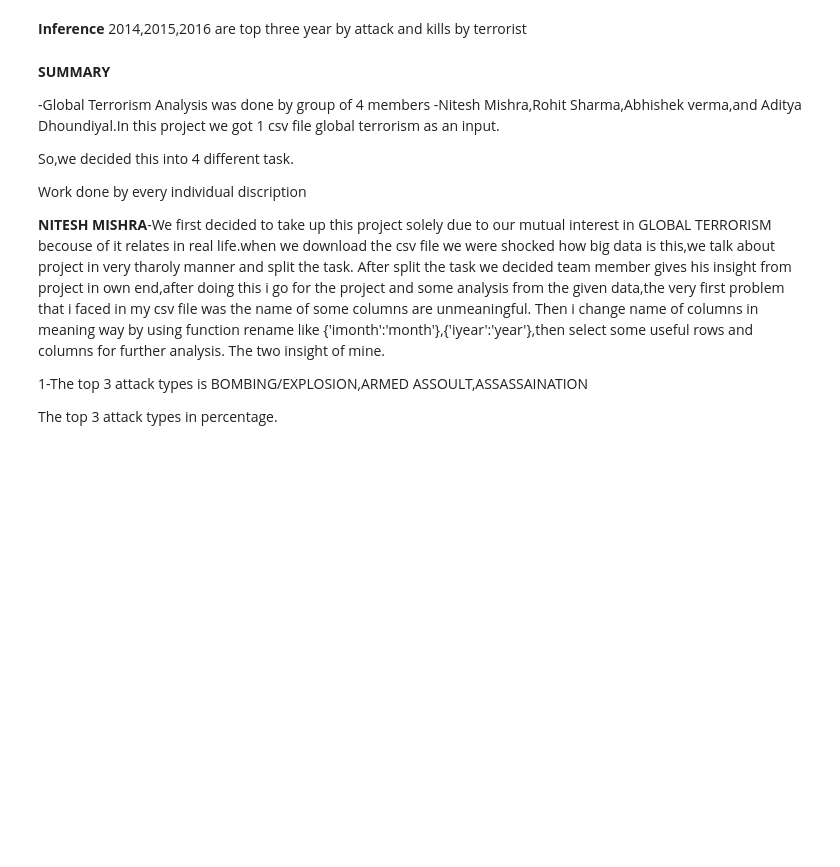
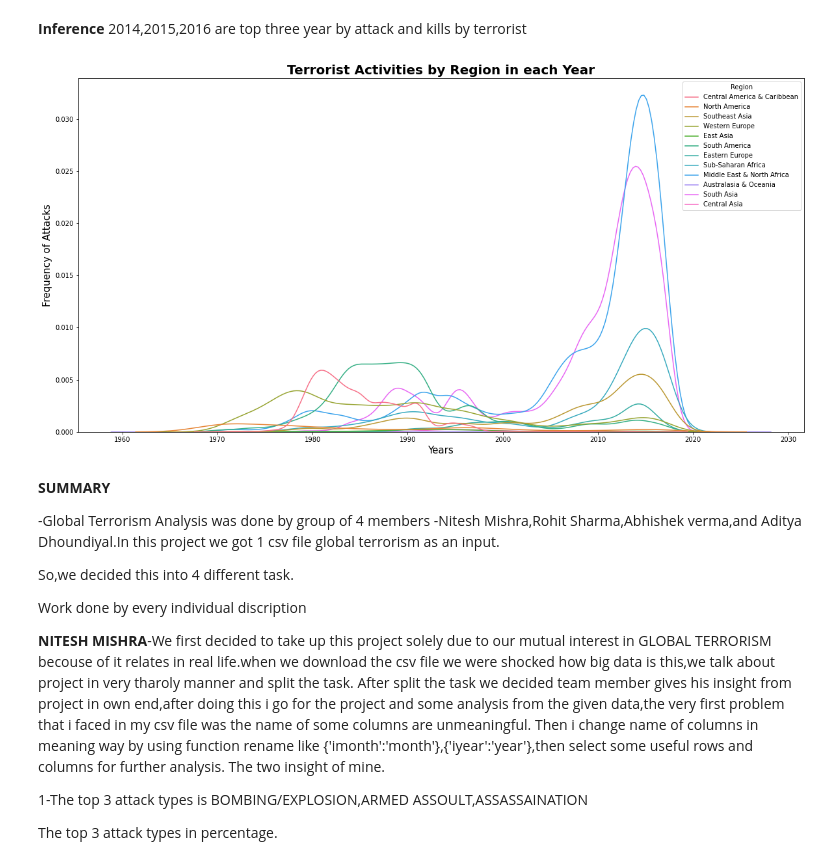
Before and after one commit to nm1708/global-terriorism-data-analysis-1, a Jupyter notebook: edaS.ipynb, the cells around one changed output. Saved outputs shown, nothing was run; the diff lists cells and outputs as text; code cells hidden in the pictures; blank space fills up the shorter version.

```diff
--- a/edaS.ipynb
+++ b/edaS.ipynb
@@ -441,13 +862,15 @@ plt.show()
 # %% [markdown]
 **Inference** 2014,2015,2016 are top three year by attack and kills by terrorist
 # %%
-plt.figure(figsize = (20,10)
+plt.figure(figsize = (20,10))
 sns.kdeplot(df['Year'], hue = df['Region'])
 plt.title('Terrorist Activities by Region in each Year',fontsize=20, weight = 'bold')
 plt.xlabel('Years',fontsize=15)
 plt.ylabel('Frequency of Attacks',fontsize=15)
 #plt.xticks(rotation=90)
 plt.show()
+# %% [output]
+[figure, added]
 # %% [markdown]
 **SUMMARY**
 
```
Also changed, not shown: parts of 48 cells of this notebook.
